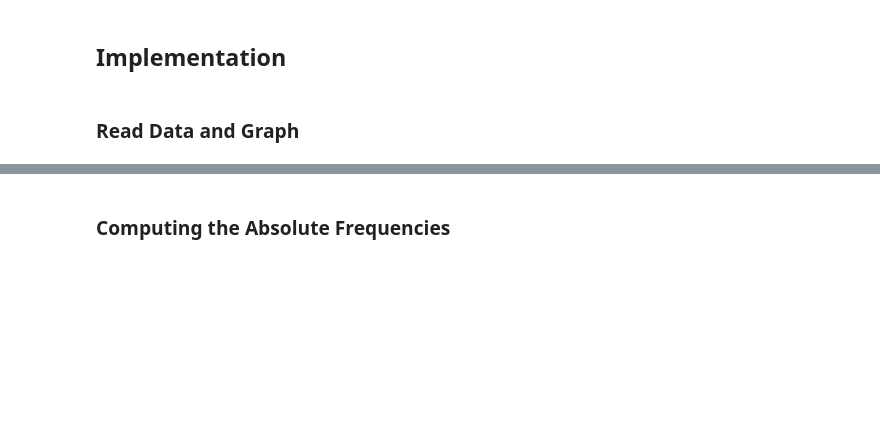
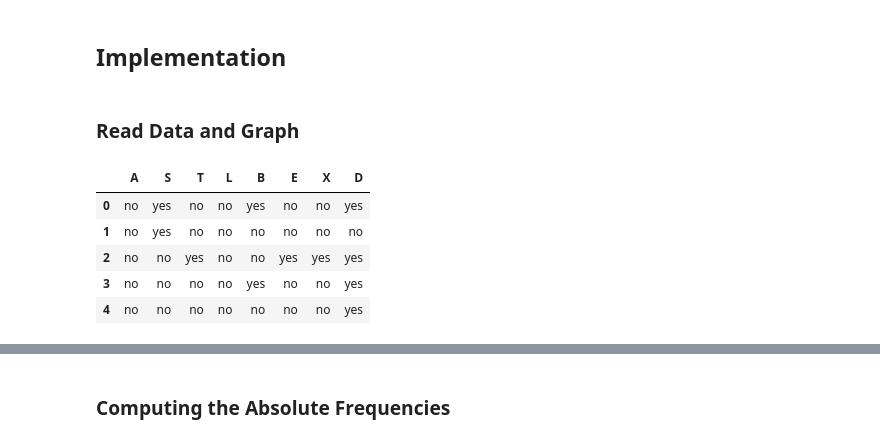
Before and after one commit to marco-scatassi/Casual-Network-Project, a Jupyter notebook: final_project.ipynb, the cells around one changed output, grey strips where cells are left out. Saved outputs shown, nothing was run; the diff lists cells and outputs as text; code cells hidden in the pictures; blank space fills up the shorter version.

```diff
--- a/final_project.ipynb
+++ b/final_project.ipynb
@@ -154,5 +154,14 @@ G = nx.DiGraph([
     ("L", "E"),
     ("E", "X")
 ])
+# %%
+D.head()
+# %% [output]
+|  | A | S | T | L | B | E | X | D |
+| 0 | no | yes | no | no | yes | no | no | yes |
+| 1 | no | yes | no | no | no | no | no | no |
+| 2 | no | no | yes | no | no | yes | yes | yes |
+| 3 | no | no | no | no | yes | no | no | yes |
+| 4 | no | no | no | no | no | no | no | yes |
 # %%
 nx.draw_networkx(G, pos = graphviz_layout(G, prog = "dot"), with_labels = True)
```
Also changed, not shown: parts of 8 cells of this notebook.
